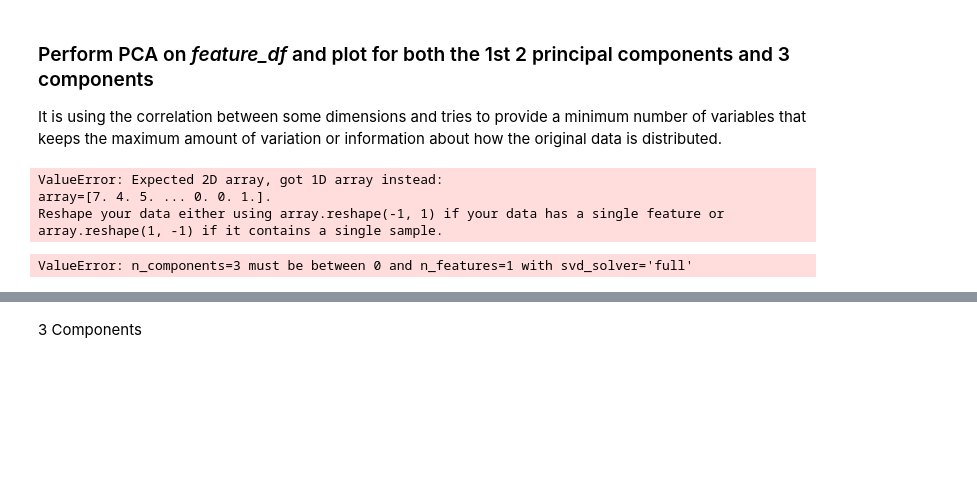
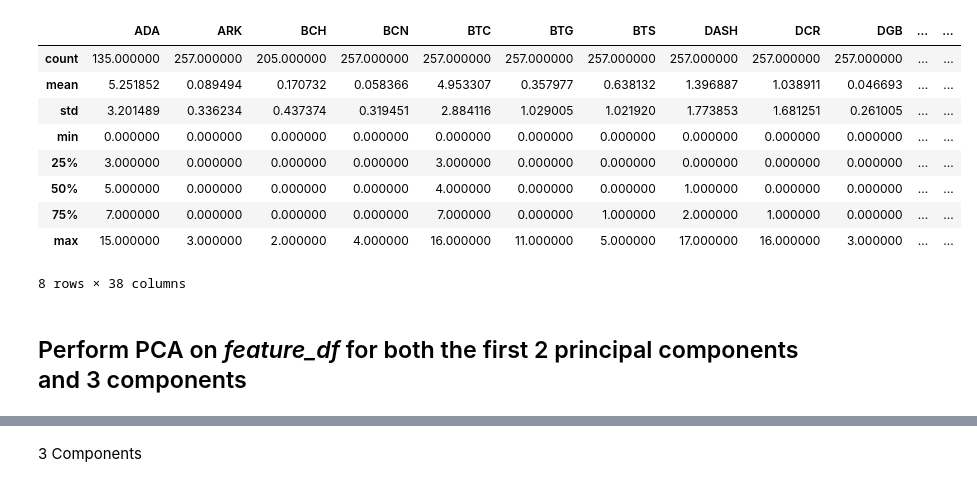
Before and after one commit to isatobo/it_prophet_quickstart, a Jupyter notebook: PCA_tSNE_GithubFeatures/pr_count.ipynb, the cells around one changed output, grey strips where cells are left out. Cells and saved outputs as stored; diff of their text form; code cells hidden in the pictures; blank space fills up the shorter version.

```diff
--- a/PCA_tSNE_GithubFeatures/pr_count.ipynb
+++ b/PCA_tSNE_GithubFeatures/pr_count.ipynb
@@ -22,16 +10,9 @@ feat_cols = [_feature_, 'usd_market_cap', 'label']
-# %%
-path = 'github_data'
-allFiles = glob.glob(path + "/*.csv")
-feature_df = pd.DataFrame()
-list_ = []
-for file_ in allFiles:
-    df = pd.read_csv(file_,index_col=None, header=0, usecols=['symbol',feature,'usd_market_cap'])
-    list_.append(df)
-feature_df = pd.concat(list_, ignore_index=True)
 # %%
-#arrays with coin functions (our labels)
-payment = ['BTC', 'BCH', 'BCD', 'BTG', 'DASH', 'DCR', 'DOGE', 'ETN', 'LTC', 'PIVX', 'XLM', 'XMR', 'XRB', 'XRP', 'ZEC']
-utility = ['ADA', 'ARK', 'BTS', 'DGB', 'DRGN', 'EOS', 'FCT', 'GNT', 'LSK', 'NEO', 'OMG', 'QTUM', 'REP', 'RHOC', 'SNT', 'STEEM', 'STRAT', 'WAVES','ZRX']
-payment_utility = ['ETH']
-asset_utility = ['SC']
-unknown = ['BCN', 'XVG', 'ZCL']
+feature = 'pr_count'
+feature_list = ['symbol','pr_count','issues_count','commit_add_sum','commit_del_sum','commit_count',
+                'star_count','close','high','low','open','usd_market_cap','usd_volume']
+coins = ['BTC', 'BCH', 'BCD', 'BTG', 'DASH', 'DCR', 'DOGE', 'ETN', 'LTC', 'PIVX', 'XLM', 'XMR',
+                'XRB', 'XRP', 'ZEC','ADA', 'ARK', 'BTS', 'DGB', 'DRGN', 'EOS', 'FCT', 'GNT', 'LSK',
+                'NEO', 'OMG', 'QTUM', 'REP', 'RHOC', 'SNT', 'STEEM', 'STRAT', 'WAVES','ZRX','ETH','SC','BCN',
+               'XVG','ZCL']
+labels = ['payment','utility','payment_utility','asset_utility','unknown']
@@ -75,19 +19,32 @@ print(feature_df)
-# %% [markdown]
-### Perform PCA on _feature_df_ and plot for both the 1st 2 principal components and 3 components
-It is using the correlation between some dimensions and tries to provide a minimum number of variables that keeps the maximum amount of variation or information about how the original data is distributed.
-# %%
-from sklearn.decomposition import PCA
-
-#pca = PCA()
-pca = PCA(n_components=3)
-pca_result = pca.fit_transform(feature_df[feature].values)
-# %% [output]
-ValueError: Expected 2D array, got 1D array instead:
-array=[7. 4. 5. ... 0. 0. 1.].
-Reshape your data either using array.reshape(-1, 1) if your data has a single feature or array.reshape(1, -1) if it contains a single sample.
-# %%
-pca = PCA(n_components=3)
-pca_result = pca.fit_transform(feature_df[feature].values.reshape(-1,1))
-print(pca_result)
-# %% [output]
-ValueError: n_components=3 must be between 0 and n_features=1 with svd_solver='full'
+# %%
+dfs = []
+hist_symbol = []
+feat_cols = []
+for path in pathlib.Path("github_data").iterdir():
+    filename = path.name
+    symbol = filename.split('.')[0]
+    #name=('{}_'+feature).format(symbol)
+    sdf = pd.read_csv(path,
+                          usecols=[feature_list.index(feature)],
+                          header=0,
+                          #names=[('{}_'+feature).format(symbol)])
+                          names=[symbol])
+    #feat_cols.append(name)
+    feat_cols.append(symbol)
+    dfs.append(sdf)
+    hist_symbol.append(symbol)
+hist_symbol = set(hist_symbol)
+# %%
+feature_df = pd.concat(dfs, axis=1)
+feature_df.describe()
+# %% [output]
+|  | ADA | ARK | BCH | BCN | BTC | BTG | BTS | DASH | DCR | DGB | ... | ... |
+| count | 135.000000 | 257.000000 | 205.000000 | 257.000000 | 257.000000 | 257.000000 | 257.000000 | 257.000000 | 257.000000 | 257.000000 | ... | ... |
+| mean | 5.251852 | 0.089494 | 0.170732 | 0.058366 | 4.953307 | 0.357977 | 0.638132 | 1.396887 | 1.038911 | 0.046693 | ... | ... |
+| std | 3.201489 | 0.336234 | 0.437374 | 0.319451 | 2.884116 | 1.029005 | 1.021920 | 1.773853 | 1.681251 | 0.261005 | ... | ... |
+| min | 0.000000 | 0.000000 | 0.000000 | 0.000000 | 0.000000 | 0.000000 | 0.000000 | 0.000000 | 0.000000 | 0.000000 | ... | ... |
+| 25% | 3.000000 | 0.000000 | 0.000000 | 0.000000 | 3.000000 | 0.000000 | 0.000000 | 0.000000 | 0.000000 | 0.000000 | ... | ... |
+| 50% | 5.000000 | 0.000000 | 0.000000 | 0.000000 | 4.000000 | 0.000000 | 0.000000 | 1.000000 | 0.000000 | 0.000000 | ... | ... |
+| 75% | 7.000000 | 0.000000 | 0.000000 | 0.000000 | 7.000000 | 0.000000 | 1.000000 | 2.000000 | 1.000000 | 0.000000 | ... | ... |
+| max | 15.000000 | 3.000000 | 2.000000 | 4.000000 | 16.000000 | 11.000000 | 5.000000 | 17.000000 | 16.000000 | 3.000000 | ... | ... |
+8 rows × 38 columns
@@ -94 +53,3 @@ ValueError: n_components=3 must be between 0 and n_features=1 with svd_solver='f
+# %% [markdown]
+## Perform PCA on _feature_df_  for both the first 2 principal components and 3 components
 # %%
```
Also changed, not shown: parts of 31 cells of this notebook.
